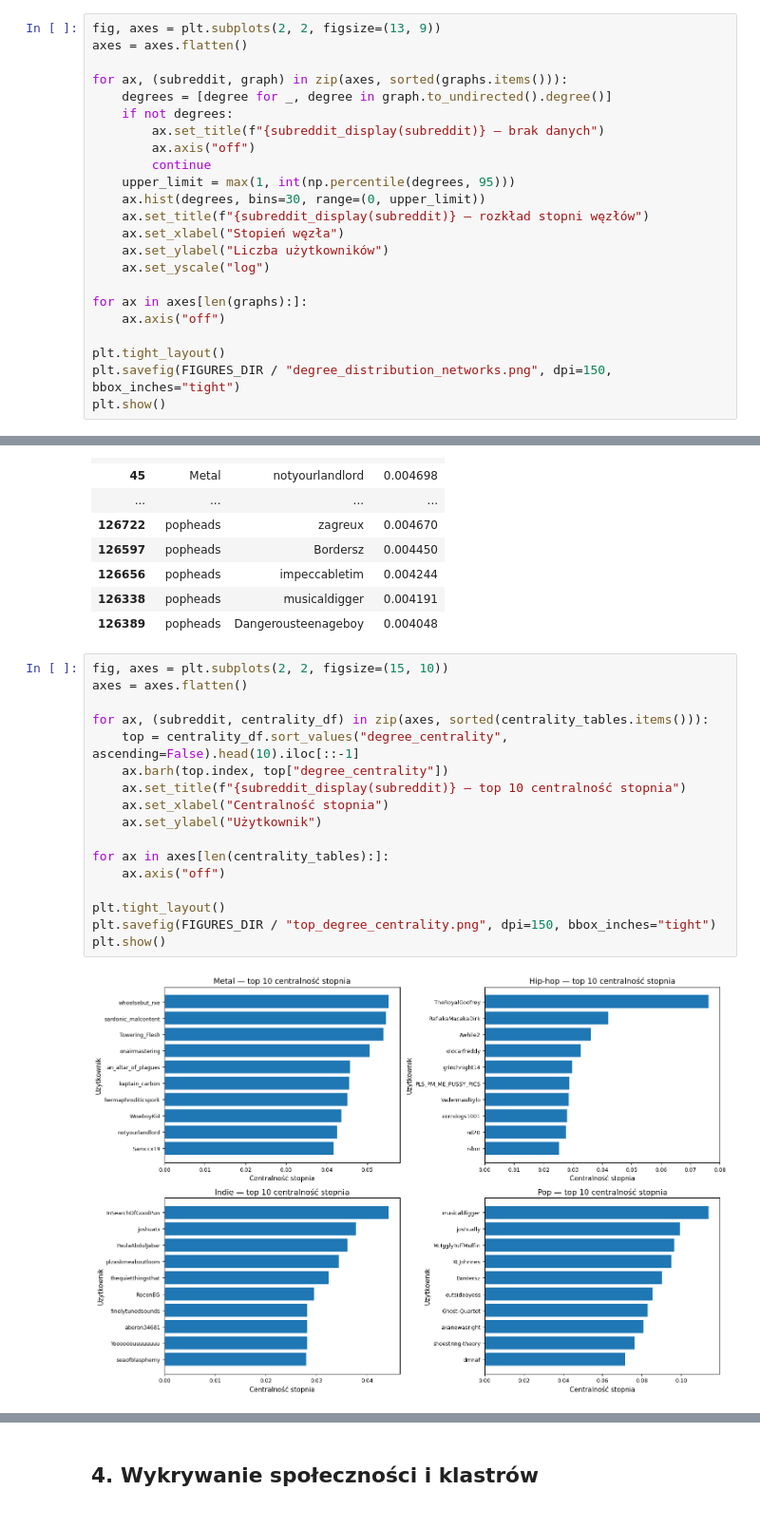
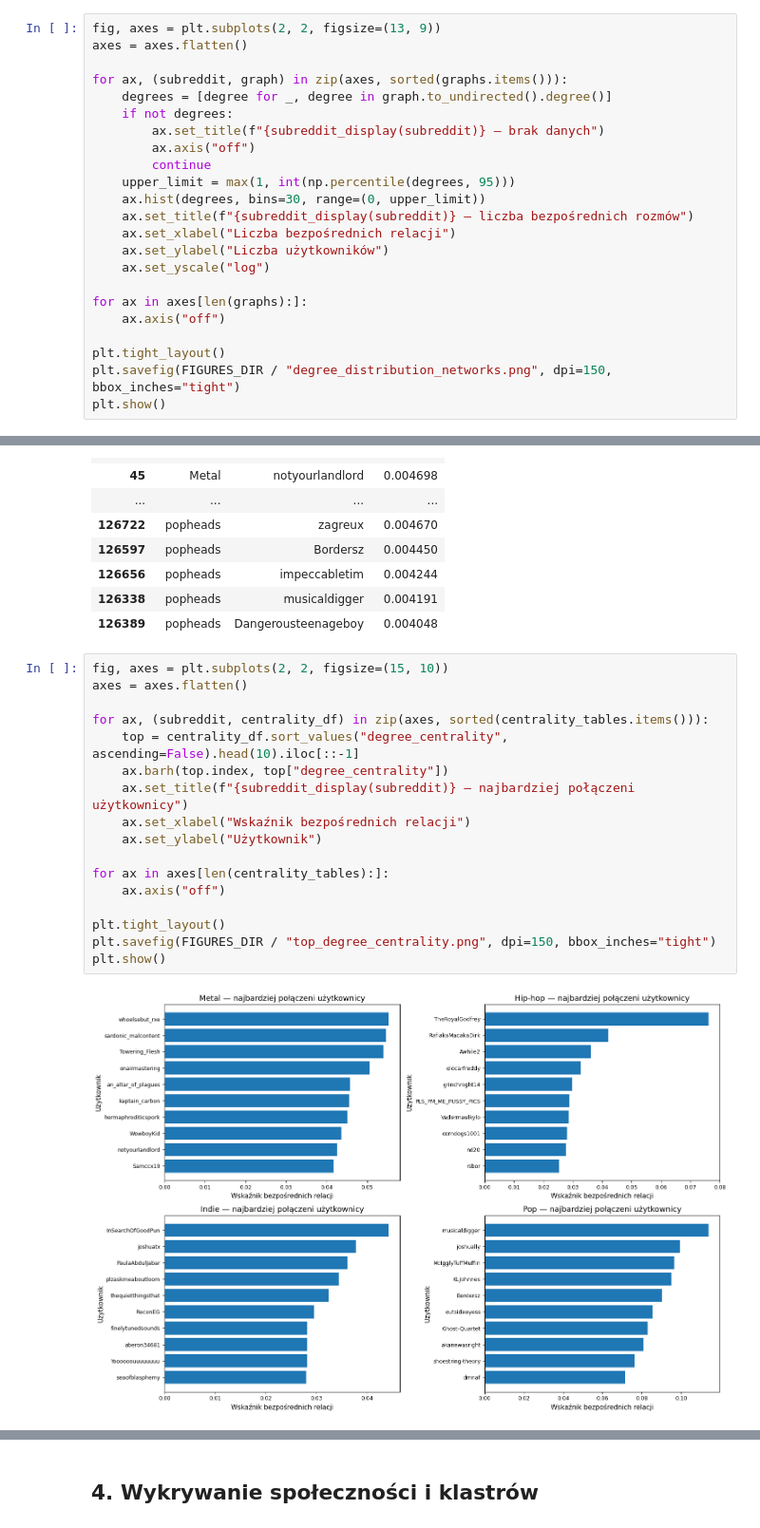
Before and after one commit to Weisjan/Reddit-Music-Community-Analysis, a Jupyter notebook: notebooks/03_network_analysis_uporzadkowany.ipynb, the cells around one changed output, grey strips where cells are left out. Shown at 95% size. Drawn from its saved outputs; the diff is of its cells as text.

```diff
--- a/notebooks/03_network_analysis_uporzadkowany.ipynb
+++ b/notebooks/03_network_analysis_uporzadkowany.ipynb
@@ -303,8 +303,8 @@ for ax, (subreddit, graph) in zip(axes, sorted(graphs.items())):
         continue
     upper_limit = max(1, int(np.percentile(degrees, 95)))
     ax.hist(degrees, bins=30, range=(0, upper_limit))
-    ax.set_title(f"{subreddit_display(subreddit)} — rozkład stopni węzłów")
-    ax.set_xlabel("Stopień węzła")
+    ax.set_title(f"{subreddit_display(subreddit)} — liczba bezpośrednich rozmów")
+    ax.set_xlabel("Liczba bezpośrednich relacji")
     ax.set_ylabel("Liczba użytkowników")
     ax.set_yscale("log")
 
@@ -450,22 +450,22 @@ for metric in ['degree_centrality', 'betweenness_centrality', 'eigenvector_centr
 # %%
 fig, axes = plt.subplots(2, 2, figsize=(15, 10))
 axes = axes.flatten()
 
 for ax, (subreddit, centrality_df) in zip(axes, sorted(centrality_tables.items())):
     top = centrality_df.sort_values("degree_centrality", ascending=False).head(10).iloc[::-1]
     ax.barh(top.index, top["degree_centrality"])
-    ax.set_title(f"{subreddit_display(subreddit)} — top 10 centralność stopnia")
-    ax.set_xlabel("Centralność stopnia")
+    ax.set_title(f"{subreddit_display(subreddit)} — najbardziej połączeni użytkownicy")
+    ax.set_xlabel("Wskaźnik bezpośrednich relacji")
     ax.set_ylabel("Użytkownik")
 
 for ax in axes[len(centrality_tables):]:
     ax.axis("off")
 
 plt.tight_layout()
 plt.savefig(FIGURES_DIR / "top_degree_centrality.png", dpi=150, bbox_inches="tight")
 plt.show()
 # %% [output]
-[figure, old version]
+[figure, new version]
 # %%
 fig, axes = plt.subplots(2, 2, figsize=(15, 10))
 axes = axes.flatten()
```
Also changed, not shown: parts of 24 cells of this notebook, 11 other files.
